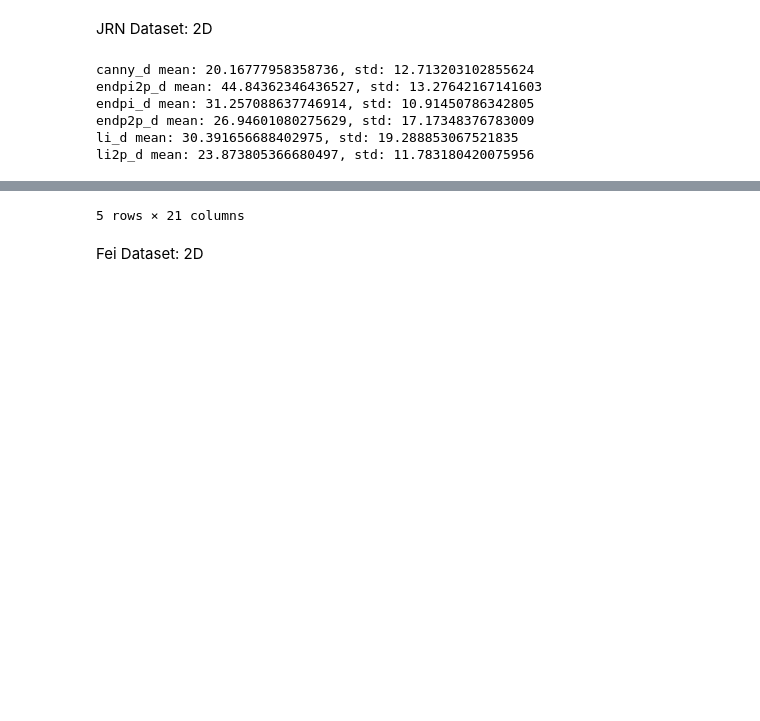
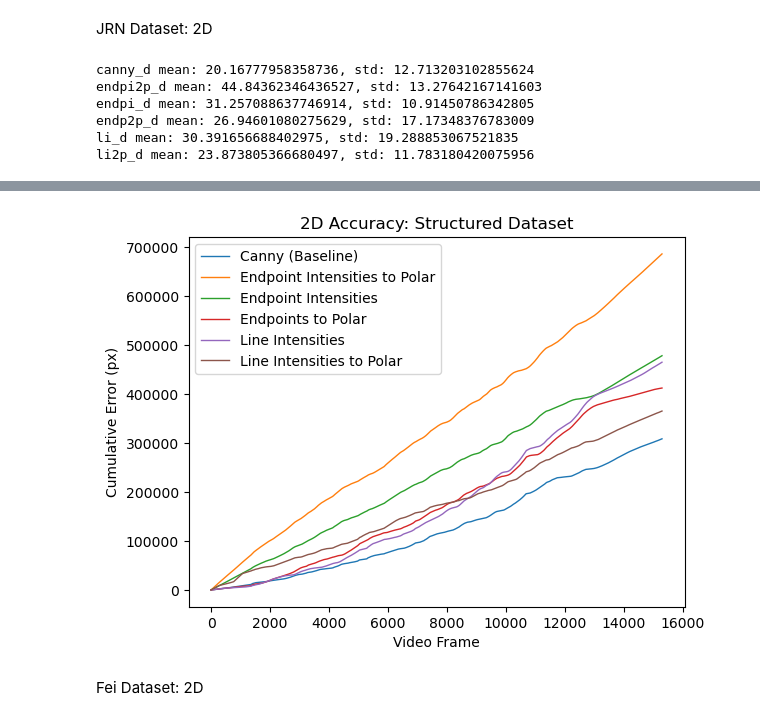
Before and after one commit to ucsdarclab/surgical_tool_tracking, a Jupyter notebook: kornia_dev/ICRA24.ipynb, the cells around one changed output, grey strips where cells are left out. Drawn from its saved outputs; the diff is of its cells as text; code cells hidden in the pictures; blank space fills up the shorter version.

```diff
--- a/kornia_dev/ICRA24.ipynb
+++ b/kornia_dev/ICRA24.ipynb
@@ -166,11 +166,23 @@ for i in range(len(df_list)):
     labels = pd.merge(left = labels, right = df_list[i], on = 'video_frame')
     column_name3 = df_names[i] + '_d'
     labels[column_name3] = np.sqrt((labels['x'] - labels[column_name1])**2 + (labels['y'] - labels[column_name2])**2)
+    column_name4 = df_names[i] + '_d_cumsum'
+    labels[column_name4] = labels[column_name3].cumsum()
     print('{} mean: {}, std: {}'.format(column_name3, labels[column_name3].mean(), labels[column_name3].std()))
 
+labels.head()
+plt.xlabel('Video Frame')
+plt.ylabel('Cumulative Error (px)')
+plt.title('2D Accuracy: Structured Dataset')
+plt.plot(np.arange(len(labels)), labels['canny_d_cumsum'], color = 'C0', linewidth = 1, label = 'Canny (Baseline)')
+plt.plot(np.arange(len(labels)), labels['endpi2p_d_cumsum'], color = 'C1', linewidth = 1, label = 'Endpoint Intensities to Polar')
+plt.plot(np.arange(len(labels)), labels['endpi_d_cumsum'], color = 'C2', linewidth = 1, label = 'Endpoint Intensities')
+plt.plot(np.arange(len(labels)), labels['endp2p_d_cumsum'], color = 'C3', linewidth = 1, label = 'Endpoints to Polar')
+plt.plot(np.arange(len(labels)), labels['li_d_cumsum'], color = 'C4', linewidth = 1, label = 'Line Intensities')
+plt.plot(np.arange(len(labels)), labels['li2p_d_cumsum'], color = 'C5', linewidth = 1, label = 'Line Intensities to Polar')
+plt.legend()
 
-
-labels.head()
+labels_SD = labels.copy()
 # %% [output]
 canny_d mean: 20.16777958358736, std: 12.713203102855624
 endpi2p_d mean: 44.84362346436527, std: 13.27642167141603
@@ -187,4 +193,4 @@ li2p_d mean: 23.873805366680497, std: 11.783180420075956
-5 rows × 21 columns
+[figure, added]
 # %% [markdown]
 Fei Dataset: 2D
 # %%
```
Also changed, not shown: parts of 7 cells of this notebook, 2 other files.
